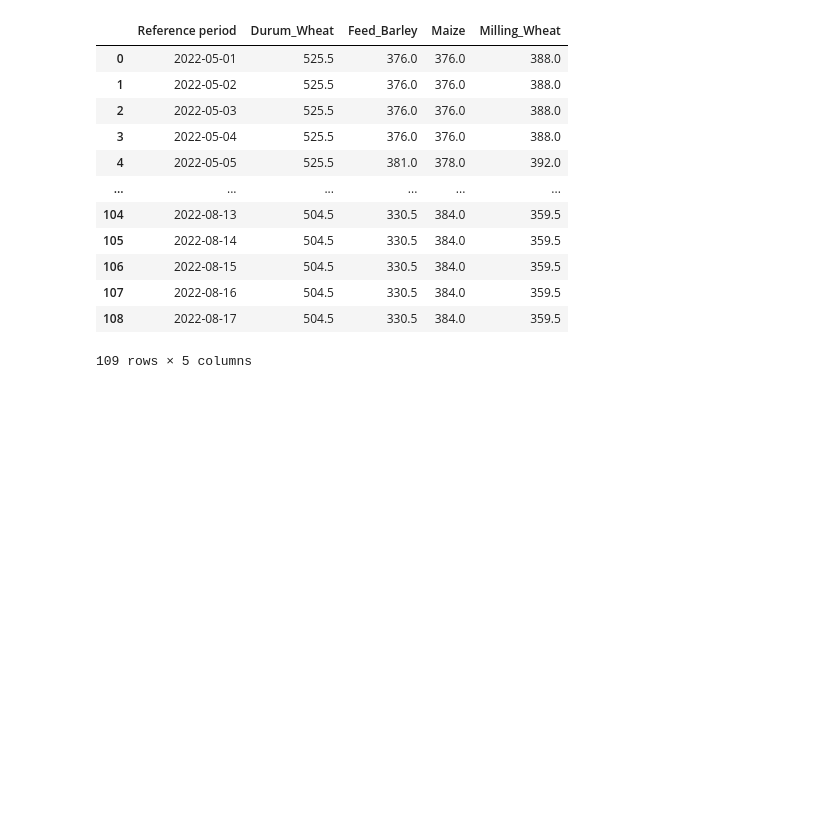
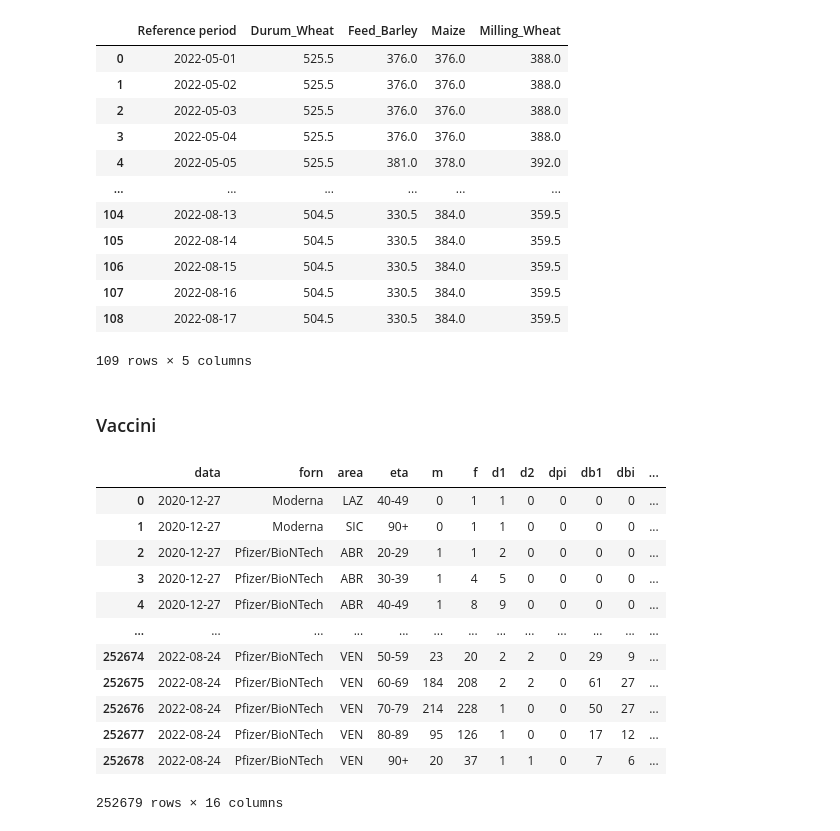
Before and after one commit to giocoal/restaurant-revenue-loss-COVID-retrospective-analysis, a Jupyter notebook: Integrazione dati.ipynb, the cells around one changed output. Drawn from its saved outputs; the diff is of its cells as text; code cells hidden in the pictures; blank space fills up the shorter version.

```diff
--- a/Integrazione dati.ipynb
+++ b/Integrazione dati.ipynb
@@ -1345,3 +1345,22 @@ cereali_rf
 109 rows × 5 columns
 # %%
 cereali_rf.to_csv("Dati/Dati per RANDOM FOREST/cereali_rf.csv")
+# %% [markdown]
+### Vaccini
+# %%
+vaccini_rf = pd.read_csv("Dati/Dati per RANDOM FOREST/somministrazioni-vaccini-latest.csv", parse_dates=["data"])
+vaccini_rf
+# %% [output]
+|  | data | forn | area | eta | m | f | d1 | d2 | dpi | db1 | dbi | ... |
+| 0 | 2020-12-27 | Moderna | LAZ | 40-49 | 0 | 1 | 1 | 0 | 0 | 0 | 0 | ... |
+| 1 | 2020-12-27 | Moderna | SIC | 90+ | 0 | 1 | 1 | 0 | 0 | 0 | 0 | ... |
+| 2 | 2020-12-27 | Pfizer/BioNTech | ABR | 20-29 | 1 | 1 | 2 | 0 | 0 | 0 | 0 | ... |
+| 3 | 2020-12-27 | Pfizer/BioNTech | ABR | 30-39 | 1 | 4 | 5 | 0 | 0 | 0 | 0 | ... |
+| 4 | 2020-12-27 | Pfizer/BioNTech | ABR | 40-49 | 1 | 8 | 9 | 0 | 0 | 0 | 0 | ... |
+| ... | ... | ... | ... | ... | ... | ... | ... | ... | ... | ... | ... | ... |
+| 252674 | 2022-08-24 | Pfizer/BioNTech | VEN | 50-59 | 23 | 20 | 2 | 2 | 0 | 29 | 9 | ... |
+| 252675 | 2022-08-24 | Pfizer/BioNTech | VEN | 60-69 | 184 | 208 | 2 | 2 | 0 | 61 | 27 | ... |
+| 252676 | 2022-08-24 | Pfizer/BioNTech | VEN | 70-79 | 214 | 228 | 1 | 0 | 0 | 50 | 27 | ... |
+| 252677 | 2022-08-24 | Pfizer/BioNTech | VEN | 80-89 | 95 | 126 | 1 | 0 | 0 | 17 | 12 | ... |
+| 252678 | 2022-08-24 | Pfizer/BioNTech | VEN | 90+ | 20 | 37 | 1 | 1 | 0 | 7 | 6 | ... |
+252679 rows × 16 columns
```
Also changed, not shown: parts of 5 cells of this notebook, 7 other files.
